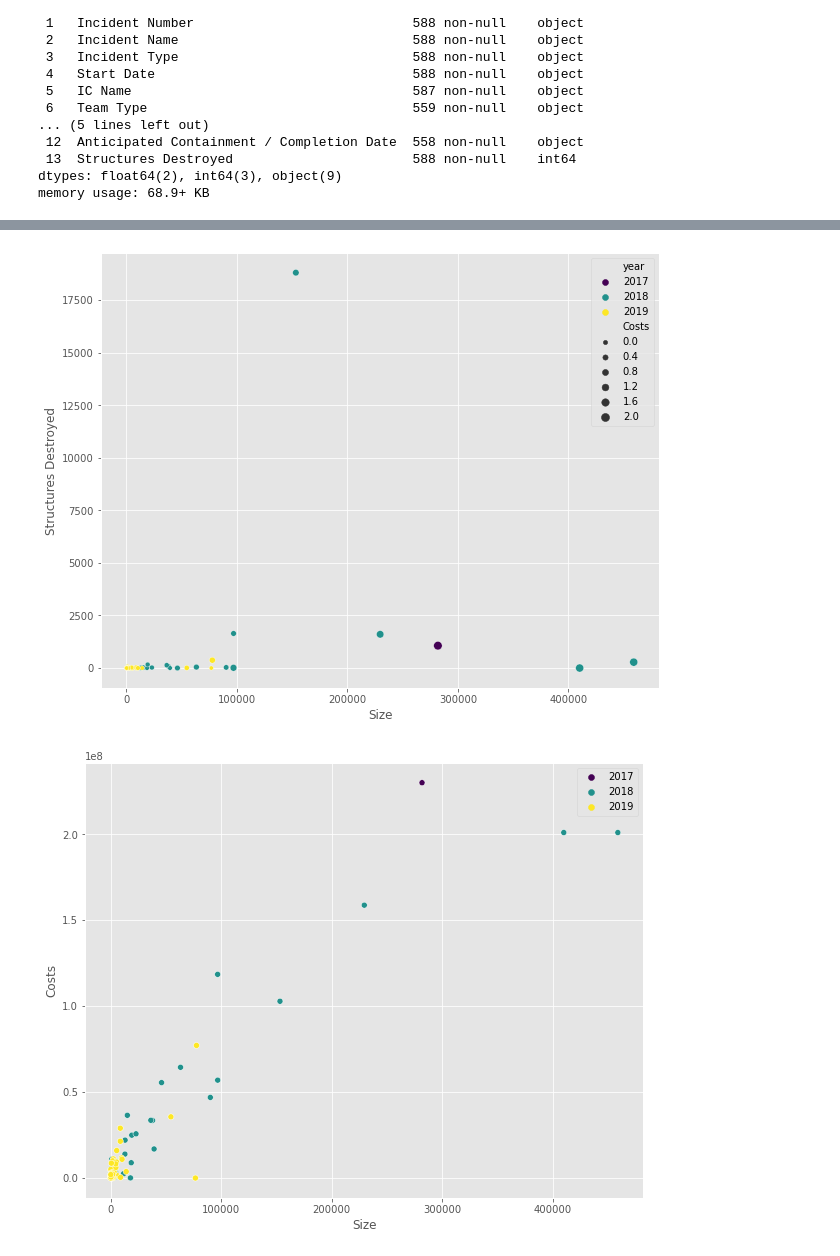
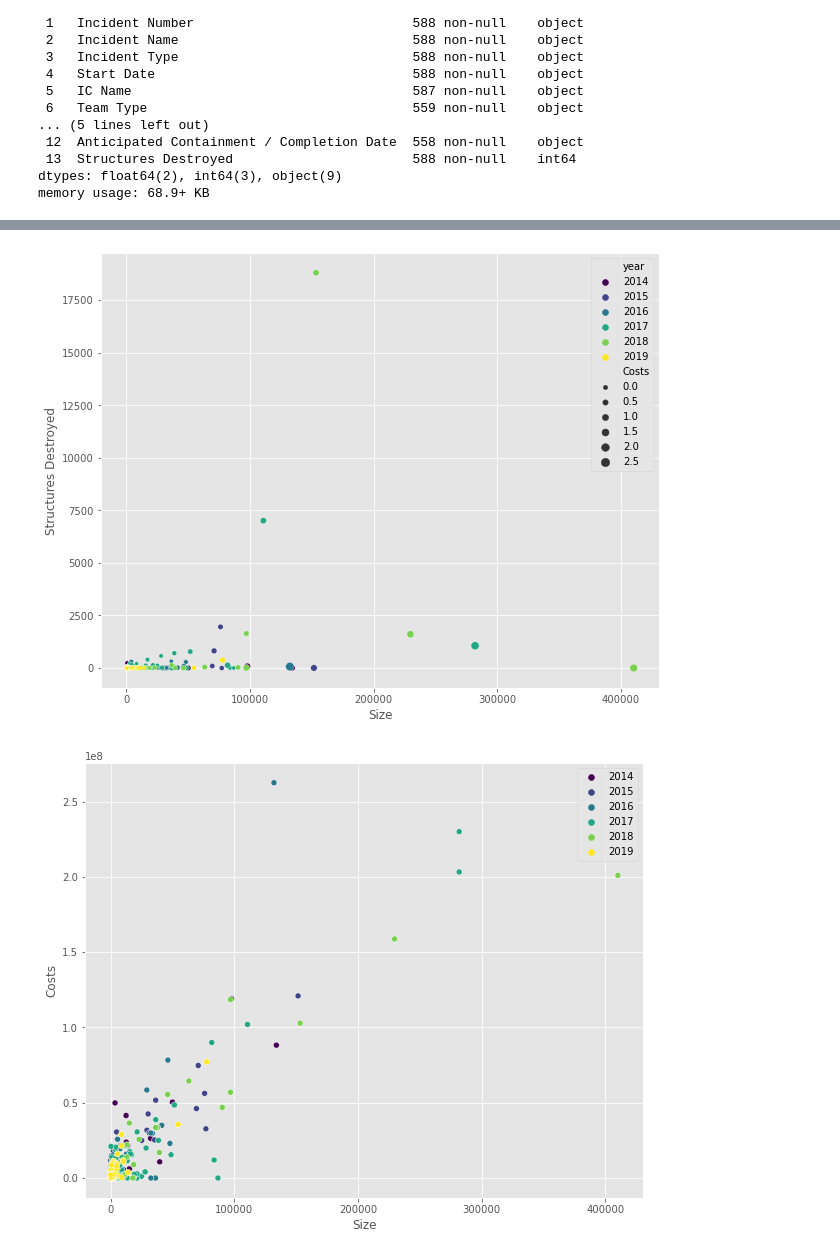
Before and after one commit to jefremides/Project_5, a Jupyter notebook: claire_data_cleaning_eda.ipynb, the cells around one changed output, grey strips where cells are left out. Cells and saved outputs as stored; diff of their text form; code cells hidden in the pictures.

Commit message:
updated with clean data - claire

```diff
--- a/claire_data_cleaning_eda.ipynb
+++ b/claire_data_cleaning_eda.ipynb
@@ -56,5 +67,5 @@ fires_df['start_date'] = pd.to_datetime(fires_df['Start Date'], utc=True)
 # %%
-fires_df['year'] = fires_df['start_date'].dt.year
+fires_df['year'] = pd.to_datetime(fires_df['Start Date'], utc=True).dt.year
 # %%
 fires_df.head(2)
 # %% [output]
@@ -63,0 +75,2 @@ fires_df.head(2)
+# %%
+fires_df.dropna(subset=['Costs'], axis=0, inplace=True)
@@ -63,0 +87,7 @@ fires_df.head(2)
+# %%
+# Drop all non-wildfire incidents
+fires_df = fires_df[fires_df['Incident Type'] == 'WF']
+# %%
+fires_df_clean = fires_df.drop(columns = ['State-Unit', 'Start Date',
+                               'IC Name', 'Team Type', 'Anticipated Containment / Completion Date'])
+fires_df_clean.head(2)
@@ -74,24 +135,24 @@ plt.style.use('ggplot')
 plt.subplots(figsize=(10,8))
 sns.scatterplot(x = 'Size',
                 y = 'Structures Destroyed',
-                data = fires_df,
+                data = fires_df_clean,
                 size= 'Costs',
                 hue='year',
                 palette='viridis')
 plt.legend(loc='best');
 # %% [output]
-[figure, old version]
+[figure, new version]
 # %%
 plt.style.use('ggplot')
 plt.subplots(figsize=(10,8))
 sns.scatterplot(x = 'Size',
                 y = 'Costs',
-                data = fires_df,
+                data = fires_df_clean,
                 hue='year',
                 palette='viridis')
 plt.legend(loc='best');
 # %% [output]
-[figure, old version]
+[figure, new version]
 # %%
 plt.style.use('ggplot')
 plt.subplots(figsize=(10,8))
```
Also changed, not shown: parts of 13 cells of this notebook, 1 other file.
